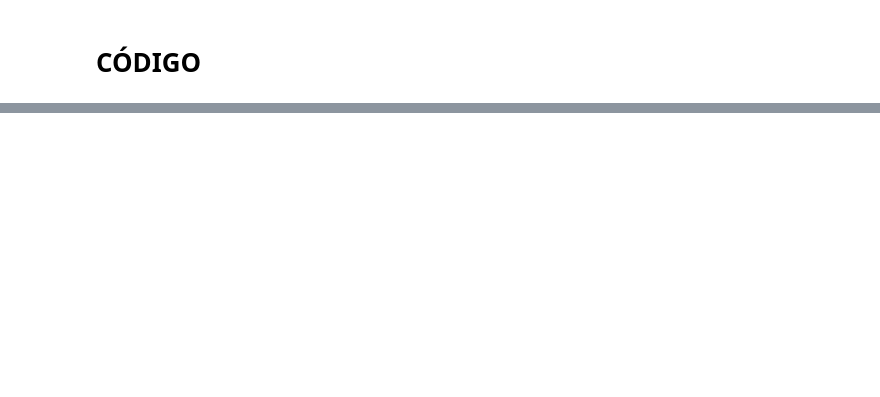
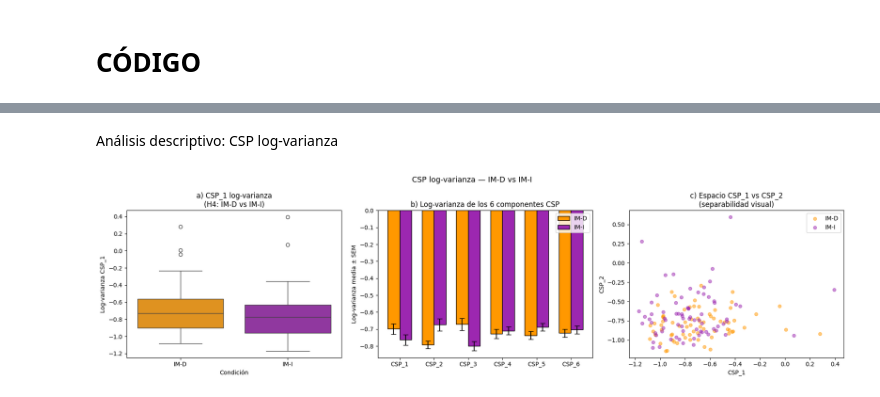
Before and after one commit to luciestrada/Proyecto2_Biosenales_LucianaAcevedo_LucianaEstrada, a Jupyter notebook: Proyecto2_biosenales.ipynb, the cells around one changed output, grey strips where cells are left out. Drawn from its saved outputs; the diff is of its cells as text; code cells hidden in the pictures; blank space fills up the shorter version.

```diff
--- a/Proyecto2_biosenales.ipynb
+++ b/Proyecto2_biosenales.ipynb
@@ -117,0 +816,62 @@ Descargando datos...
+# %% [markdown]
+ Análisis descriptivo: CSP log-varianza
+# %%
+# ============================================================
+# GRÁFICA 4 — CSP log-varianza: IM-D vs IM-I
+# Hipótesis H4 (CSP_1 discrimina lateralidad)
+# ============================================================
+
+df_csp_plot = df_final[df_final['condicion'].isin(['IM-D', 'IM-I'])].copy()
+df_csp_plot = df_csp_plot.dropna(subset=['CSP_1'])
+
+fig, axes = plt.subplots(1, 3, figsize=(18, 5))
+
+# a) Boxplot CSP_1 — el componente más discriminativo
+sns.boxplot(data=df_csp_plot, x='condicion', y='CSP_1',
+            hue='condicion',
+            palette={'IM-D': COLORES['IM-D'], 'IM-I': COLORES['IM-I']},
+            legend=False, ax=axes[0])
+axes[0].set_title('a) CSP_1 log-varianza\n(H4: IM-D vs IM-I)')
+axes[0].set_ylabel('Log-varianza CSP_1')
+axes[0].set_xlabel('Condición')
+
+# b) Todos los componentes CSP como barplot de medias
+csp_cols = [f'CSP_{i}' for i in range(1, 7)
+            if f'CSP_{i}' in df_csp_plot.columns]
+medias_imd = df_csp_plot[df_csp_plot['condicion'] == 'IM-D'][csp_cols].mean()
+medias_imi = df_csp_plot[df_csp_plot['condicion'] == 'IM-I'][csp_cols].mean()
+sems_imd   = df_csp_plot[df_csp_plot['condicion'] == 'IM-D'][csp_cols].sem()
+sems_imi   = df_csp_plot[df_csp_plot['condicion'] == 'IM-I'][csp_cols].sem()
+
+x = np.arange(len(csp_cols))
+w = 0.35
+axes[1].bar(x - w/2, medias_imd, w, yerr=sems_imd,
+            color=COLORES['IM-D'], capsize=4,
+            edgecolor='black', label='IM-D')
+axes[1].bar(x + w/2, medias_imi, w, yerr=sems_imi,
+            color=COLORES['IM-I'], capsize=4,
+            edgecolor='black', label='IM-I')
+axes[1].set_xticks(x)
+axes[1].set_xticklabels(csp_cols)
+axes[1].set_title('b) Log-varianza de los 6 componentes CSP')
+axes[1].set_ylabel('Log-varianza media ± SEM')
+axes[1].legend()
+
+# c) Scatter CSP_1 vs CSP_2 coloreado por condición
+for cond in ['IM-D', 'IM-I']:
+    sub_df = df_csp_plot[df_csp_plot['condicion'] == cond]
+    if 'CSP_2' in sub_df.columns:
+        axes[2].scatter(sub_df['CSP_1'], sub_df['CSP_2'],
+                        color=COLORES[cond], alpha=0.5,
+                        label=cond, s=30)
+axes[2].set_title('c) Espacio CSP_1 vs CSP_2\n(separabilidad visual)')
+axes[2].set_xlabel('CSP_1')
+axes[2].set_ylabel('CSP_2')
+axes[2].legend()
+
+plt.suptitle('CSP log-varianza — IM-D vs IM-I', fontsize=13)
+plt.tight_layout()
+plt.savefig('csp_descriptivo.png', dpi=150)
+plt.show()
+# %% [output]
+[figure, added]
```
Also changed, not shown: parts of 61 cells of this notebook.
